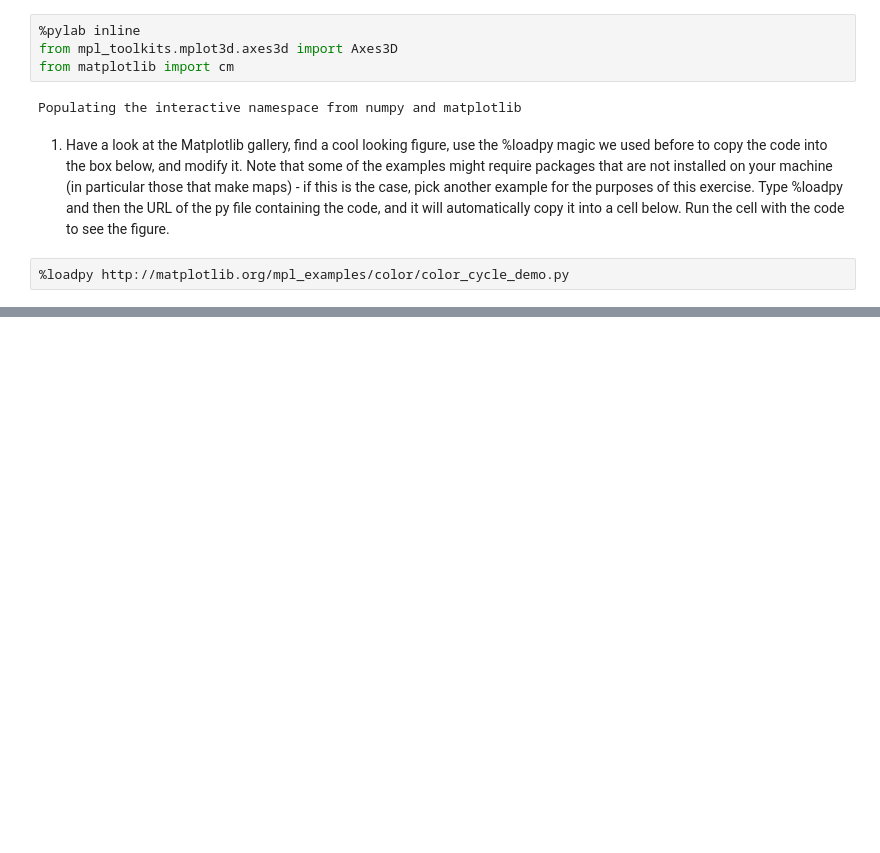
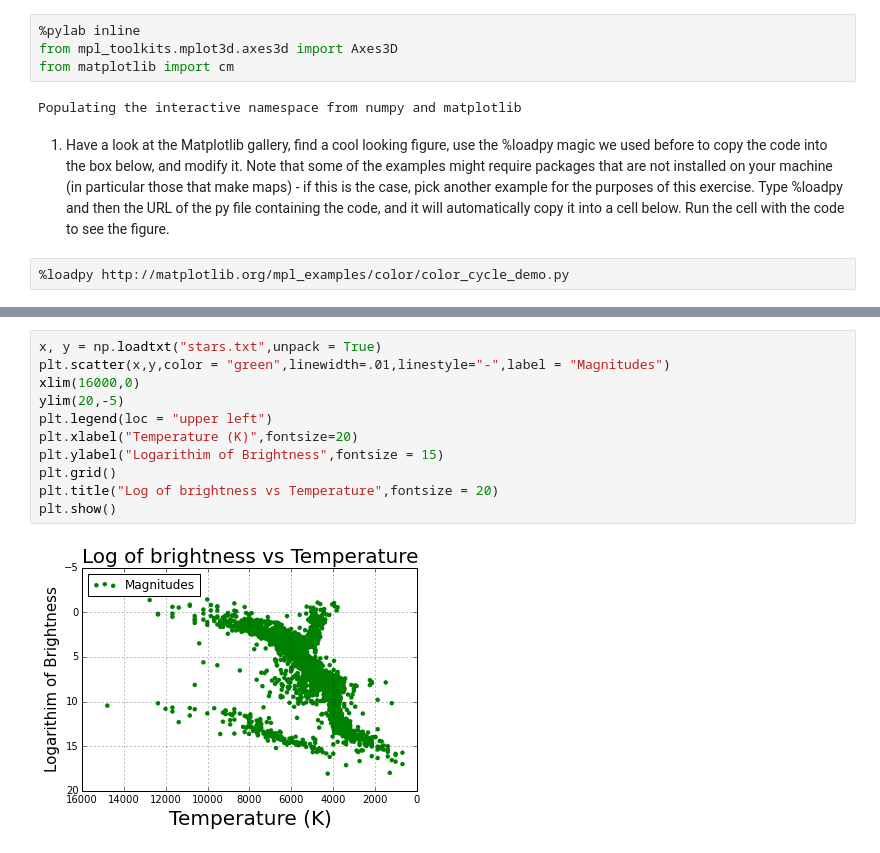
Before and after one commit to jhaslema/PHYS202-S14, a Jupyter notebook: Graphics/GraphicsExercises.ipynb, the cells around one changed output, grey strips where cells are left out. Drawn from its saved outputs; the diff is of its cells as text; blank space fills up the shorter version.

```diff
--- a/Graphics/GraphicsExercises.ipynb
+++ b/Graphics/GraphicsExercises.ipynb
@@ -81,0 +109,13 @@ plt.show()
+# %%
+x, y = np.loadtxt("stars.txt",unpack = True)
+plt.scatter(x,y,color = "green",linewidth=.01,linestyle="-",label = "Magnitudes")
+xlim(16000,0)
+ylim(20,-5)
+plt.legend(loc = "upper left")
+plt.xlabel("Temperature (K)",fontsize=20)
+plt.ylabel("Logarithim of Brightness",fontsize = 15)
+plt.grid()
+plt.title("Log of brightness vs Temperature",fontsize = 20)
+plt.show()
+# %% [output]
+[figure, added]
```
Also changed, not shown: parts of 8 cells of this notebook, 1 other file.
